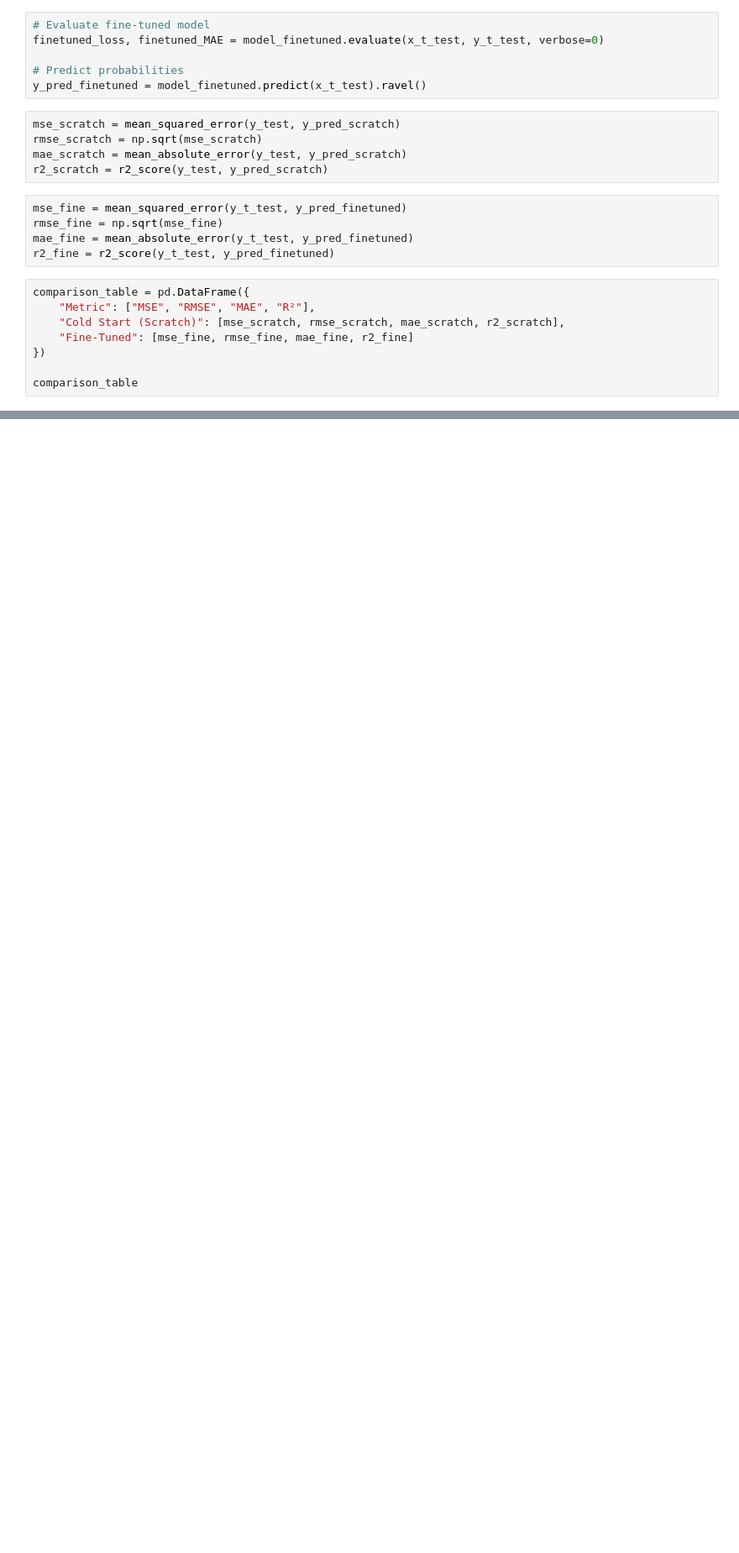
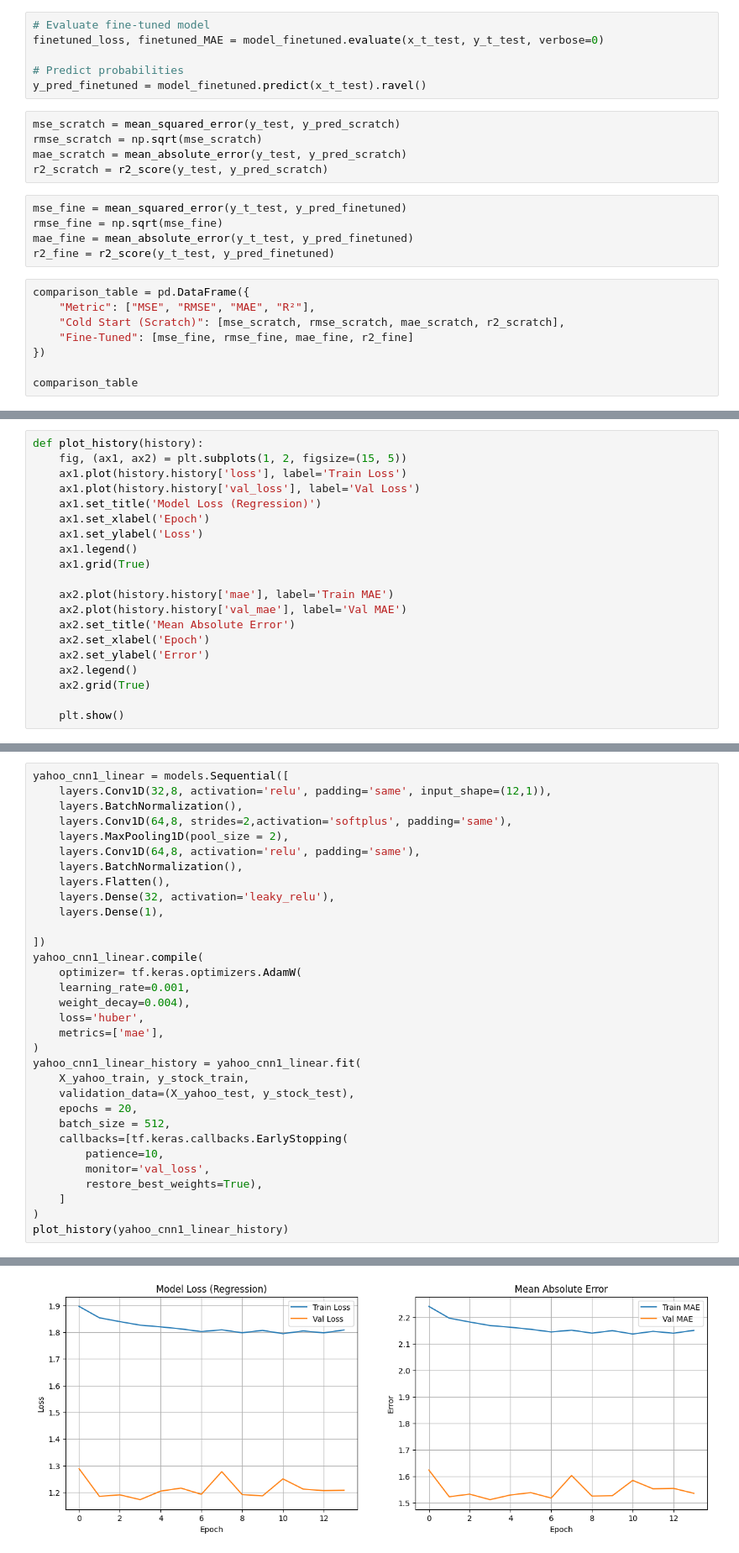
Before and after one commit to Mariam-Badr-MB/Finance-Intelligence-System, a Jupyter notebook: finance-intelligence-system.ipynb, the cells around one changed output, grey strips where cells are left out. Shown at 84% size. Cells and saved outputs as stored; diff of their text form; blank space fills up the shorter version.

```diff
--- a/finance-intelligence-system.ipynb
+++ b/finance-intelligence-system.ipynb
@@ -1397,0 +1404,20 @@ comparison_table
+# %%
+def plot_history(history):
+    fig, (ax1, ax2) = plt.subplots(1, 2, figsize=(15, 5))
+    ax1.plot(history.history['loss'], label='Train Loss')
+    ax1.plot(history.history['val_loss'], label='Val Loss')
+    ax1.set_title('Model Loss (Regression)')
+    ax1.set_xlabel('Epoch')
+    ax1.set_ylabel('Loss')
+    ax1.legend()
+    ax1.grid(True)
+
+    ax2.plot(history.history['mae'], label='Train MAE')
+    ax2.plot(history.history['val_mae'], label='Val MAE')
+    ax2.set_title('Mean Absolute Error')
+    ax2.set_xlabel('Epoch')
+    ax2.set_ylabel('Error')
+    ax2.legend()
+    ax2.grid(True)
+
+    plt.show()
@@ -1397,0 +1500,33 @@ comparison_table
+# %%
+yahoo_cnn1_linear = models.Sequential([
+    layers.Conv1D(32,8, activation='relu', padding='same', input_shape=(12,1)),
+    layers.BatchNormalization(),
+    layers.Conv1D(64,8, strides=2,activation='softplus', padding='same'),
+    layers.MaxPooling1D(pool_size = 2),
+    layers.Conv1D(64,8, activation='relu', padding='same'),
+    layers.BatchNormalization(),
+    layers.Flatten(),
+    layers.Dense(32, activation='leaky_relu'),
+    layers.Dense(1),
+
+])
+yahoo_cnn1_linear.compile(
+    optimizer= tf.keras.optimizers.AdamW(
+    learning_rate=0.001,
+    weight_decay=0.004),
+    loss='huber',
+    metrics=['mae'],
+)
+yahoo_cnn1_linear_history = yahoo_cnn1_linear.fit(
+    X_yahoo_train, y_stock_train,
+    validation_data=(X_yahoo_test, y_stock_test),
+    epochs = 20,
+    batch_size = 512,
+    callbacks=[tf.keras.callbacks.EarlyStopping(
+        patience=10,
+        monitor='val_loss',
+        restore_best_weights=True),
+    ]
+)
+plot_history(yahoo_cnn1_linear_history)
+# %% [output]
@@ -1397,0 +1557 @@ comparison_table
+[figure, added]
```
Also changed, not shown: parts of 69 cells of this notebook.
